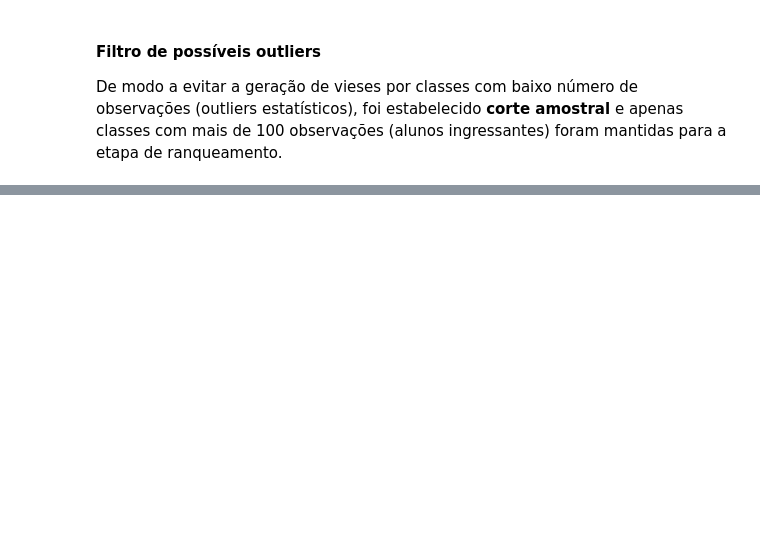
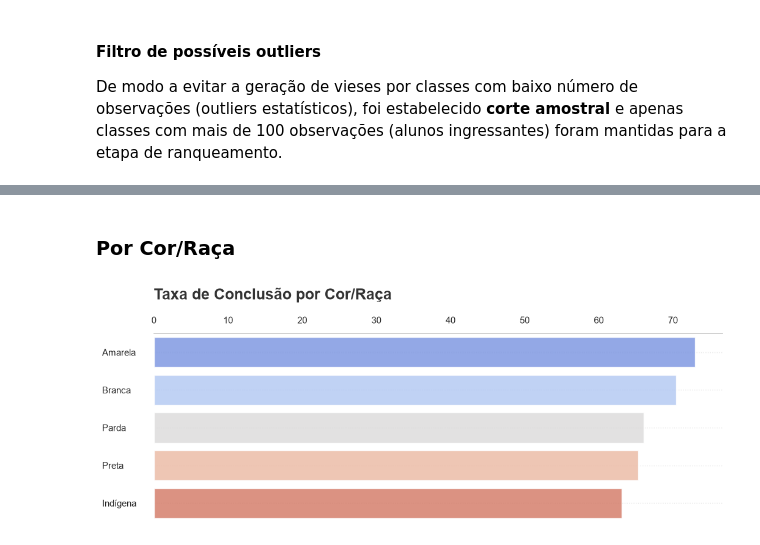
Before and after one commit to Sandro-Ribeiro/Mara_Projeto4, a Jupyter notebook: Notebooks/notePerfisCandidatos_V2.ipynb, the cells around one changed output, grey strips where cells are left out. Cells and saved outputs as stored; diff of their text form; code cells hidden in the pictures; blank space fills up the shorter version.

```diff
--- a/Notebooks/notePerfisCandidatos_V2.ipynb
+++ b/Notebooks/notePerfisCandidatos_V2.ipynb
@@ -167,0 +253,46 @@ plt.show()
+# %% [markdown]
+### Por Cor/Raça
+# %%
+df_cor = df.groupby('CorRaca').agg(
+    ingressantes=('Número de ingressantes', 'sum'),
+    concluintes=('Número de concluintes', 'sum')
+).reset_index()
+df_cor['taxa_conclusao'] = (df_cor['concluintes'] / df_cor['ingressantes']) * 100
+df_cor = df_cor.sort_values(by='taxa_conclusao', ascending=False)
+
+plt.figure(figsize=(12, 4))
+ax = plt.gca()
+
+sns.barplot(
+    data=df_cor,
+    x='taxa_conclusao',
+    y='CorRaca',
+    palette='coolwarm',
+    alpha=0.85,
+    errorbar=None)
+
+plt.title(
+    'Taxa de Conclusão por Cor/Raça',
+    loc='left',
+    pad=40,
+    fontsize=18,
+    weight='bold',
+    color='#333333'
+    )
+
+plt.xlabel('')
+plt.ylabel('')
+ax.xaxis.tick_top()
+ax.xaxis.set_label_position('top')
+
+# Alinhamento à esquerda (pad de 75 é suficiente para os nomes de raça)
+ax.set_yticklabels(ax.get_yticklabels(), ha='left', fontsize=11)
+ax.tick_params(axis='y', pad=55)
+
+plt.grid(False, axis='x')
+plt.grid(True, axis='y', linestyle=':', alpha=0.5, color='#cccccc')
+sns.despine(left=True, bottom=True, top=False)
+
+plt.show()
+# %% [output]
+[figure, added]
```
Also changed, not shown: parts of 29 cells of this notebook.
